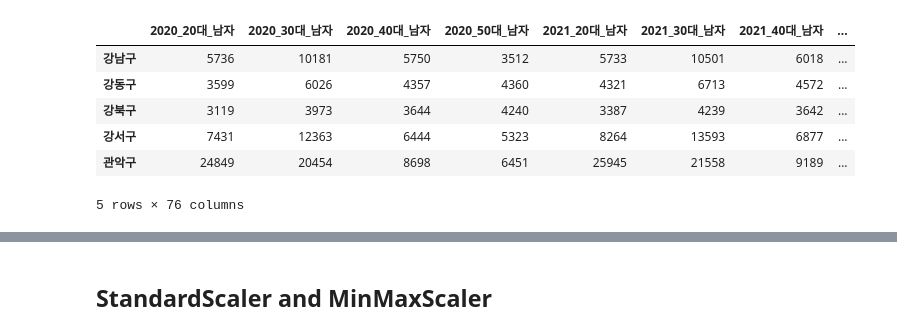
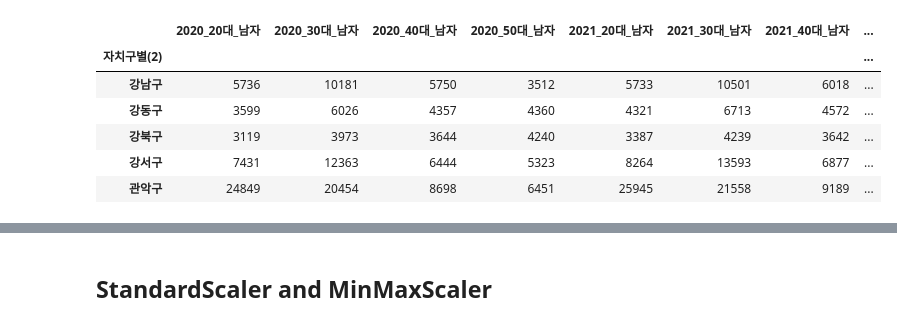
Before and after one commit to BanSugyeong/Crime-Alert-Service, a Jupyter notebook: machine learning/analyze/feature_scaling.ipynb, the cells around one changed output, grey strips where cells are left out. Drawn from its saved outputs; the diff is of its cells as text; code cells hidden in the pictures.

```diff
--- a/machine learning/analyze/feature_scaling.ipynb
+++ b/machine learning/analyze/feature_scaling.ipynb
@@ -3,20 +3,14 @@ import pandas as pd
 import numpy as np
 import matplotlib.pyplot as plt
 %matplotlib inline
-# %%
-pop_male = pd.read_csv('1인가구_남자.csv', encoding='cp949', index_col=0)
-pop_female = pd.read_csv('1인가구_여자.csv', encoding='cp949', index_col=0)
-crime = pd.read_csv('년,월별 총 범죄데이터.csv', encoding='cp949', index_col=0)
-crime_rate = pd.read_csv('년도별 범죄율 데이터만.csv', encoding='cp949', index_col=0)
-pop = pd.read_csv('자치구별 주민등록인구.csv', encoding='cp949', index_col=0)
-
-df = pd.concat([pop_male, pop_female, crime, crime_rate, pop], axis=1)
-df.head()
-# %% [output]
-|  | 2020_20대_남자 | 2020_30대_남자 | 2020_40대_남자 | 2020_50대_남자 | 2021_20대_남자 | 2021_30대_남자 | 2021_40대_남자 | ... |
-| 강남구 | 5736 | 10181 | 5750 | 3512 | 5733 | 10501 | 6018 | ... |
-| 강동구 | 3599 | 6026 | 4357 | 4360 | 4321 | 6713 | 4572 | ... |
-| 강북구 | 3119 | 3973 | 3644 | 4240 | 3387 | 4239 | 3642 | ... |
-| 강서구 | 7431 | 12363 | 6444 | 5323 | 8264 | 13593 | 6877 | ... |
-| 관악구 | 24849 | 20454 | 8698 | 6451 | 25945 | 21558 | 9189 | ... |
-5 rows × 76 columns
+# %%
+pop_male = pd.read_csv('1인가구_남자.csv', encoding='cp949', index_col=0)
+pop_male.head()
+# %% [output]
+|  | 2020_20대_남자 | 2020_30대_남자 | 2020_40대_남자 | 2020_50대_남자 | 2021_20대_남자 | 2021_30대_남자 | 2021_40대_남자 | ... |
+| 자치구별(2) |  |  |  |  |  |  |  | ... |
+| 강남구 | 5736 | 10181 | 5750 | 3512 | 5733 | 10501 | 6018 | ... |
+| 강동구 | 3599 | 6026 | 4357 | 4360 | 4321 | 6713 | 4572 | ... |
+| 강북구 | 3119 | 3973 | 3644 | 4240 | 3387 | 4239 | 3642 | ... |
+| 강서구 | 7431 | 12363 | 6444 | 5323 | 8264 | 13593 | 6877 | ... |
+| 관악구 | 24849 | 20454 | 8698 | 6451 | 25945 | 21558 | 9189 | ... |
```
Also changed, not shown: parts of 11 cells of this notebook, 1 other file.
